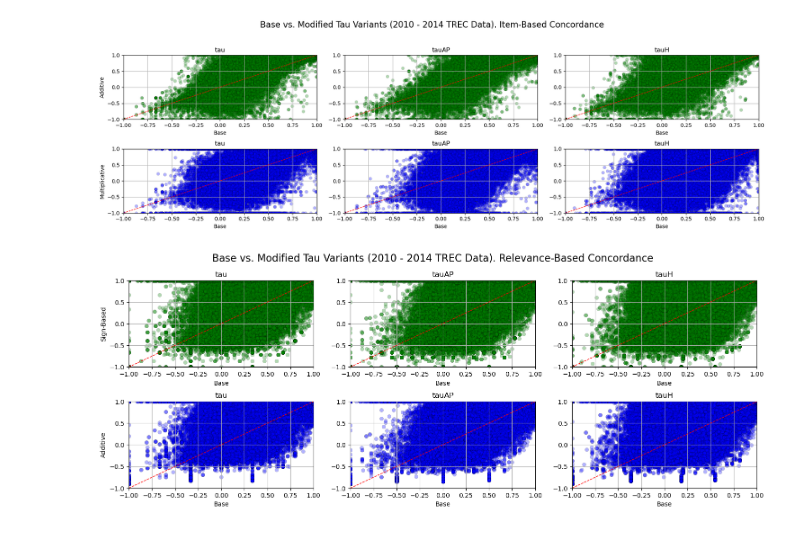
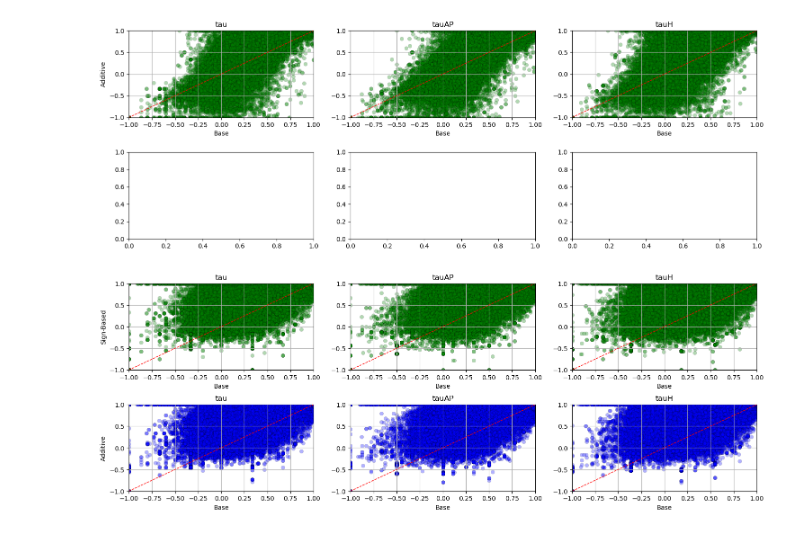
Before and after one commit to avezzuto1/CSE3000-Coefficients, a Jupyter notebook: graphs.ipynb, the cells around one changed output. Cells and saved outputs as stored; diff of their text form; code cells hidden in the pictures.

```diff
--- a/graphs.ipynb
+++ b/graphs.ipynb
@@ -6,65 +8,64 @@ import matplotlib.pyplot as plt
 folders = ['2010', '2011', '2012', '2013', '2014']
 
 all_data = {
-    "tau": [], "tau_a": [], "tau_m": [],
-    "tauAP": [], "tauAP_a": [], "tauAP_m": [],
-    "tauH": [], "tauH_a": [], "tauH_m": []
+    "tau": [], "tau_dw": [],
+    "tauAP": [], "tauAP_dw": [],
+    "tauH": [], "tauH_dw": []
 }
 
 for folder in folders:
     df = pd.read_csv(f"output/{folder}.csv")
     parsed_data = df.map(lambda x: ast.literal_eval(x) if isinstance(x, str) else x)
 
     for key in all_data:
         all_data[key].extend(parsed_data[key])
 
-methods = ["Base", "Additive", "Multiplicative"]
+methods = ["Base", "Additive"]
 colors = ["lightblue", "lightgreen", "lightcoral"]
 variants = ["tau", "tauAP", "tauH"]
 
 fig, axes = plt.subplots(2, 3, figsize=(18, 6))
-fig.suptitle("Base vs. Modified Tau Variants (2010 - 2014 TREC Data). Item-Based Concordance", fontsize=16)
 
 for idx, variant in enumerate(variants):
     base = all_data[variant]
-    additive = all_data[f"{variant}_a"]
-    multiplicative = all_data[f"{variant}_m"]
-
+    additive = all_data[f"{variant}_dw"]
+    # multiplicative = all_data[f"{variant}_mw"]
+    #
     ax_add = axes[0, idx]
     base_add, additive_filtered = zip(*[(b, a) for b, a in zip(base, additive) if a != 0])
     ax_add.scatter(base_add, additive_filtered, alpha=0.3, color="green", edgecolor='black', linewidth=0.3)
     ax_add.plot([-1, 1], [-1, 1], linestyle='--', color='red', linewidth=1)
     ax_add.set_title(f"{variant}")
     ax_add.set_xlim(-1, 1)
     ax_add.set_ylim(-1, 1)
     if idx == 0:
         ax_add.set_ylabel("Additive")
     ax_add.set_xlabel("Base")
     ax_add.grid(True)
 
-    ax_mult = axes[1, idx]
-    base_mult, multiplicative_filtered = zip(*[(b, m) for b, m in zip(base, multiplicative) if m != 0])
-    ax_mult.scatter(base_mult, multiplicative_filtered, alpha=0.3, color="blue", edgecolor='black', linewidth=0.3)
-    ax_mult.plot([-1, 1], [-1, 1], linestyle='--', color='red', linewidth=1)
-    ax_mult.set_title(f"{variant}")
-    ax_mult.set_xlim(-1, 1)
-    ax_mult.set_ylim(-1, 1)
-    if idx == 0:
-        ax_mult.set_ylabel("Multiplicative")
-    ax_mult.set_xlabel("Base")
-    ax_mult.grid(True)
+    # ax_mult = axes[1, idx]
+    # base_mult, multiplicative_filtered = zip(*[(b, m) for b, m in zip(base, multiplicative) if m != 0])
+    # ax_mult.scatter(base_mult, multiplicative_filtered, alpha=0.3, color="blue", edgecolor='black', linewidth=0.3)
+    # ax_mult.plot([-1, 1], [-1, 1], linestyle='--', color='red', linewidth=1)
+    # ax_mult.set_title(f"{variant}")
+    # ax_mult.set_xlim(-1, 1)
+    # ax_mult.set_ylim(-1, 1)
+    # if idx == 0:
+    #     ax_mult.set_ylabel("Multiplicative")
+    # ax_mult.set_xlabel("Base")
+    # ax_mult.grid(True)
 
-plt.tight_layout(rect=[0, 0.03, 1, 0.95])
+plt.subplots_adjust(hspace=0.4)
 plt.show()
 # %% [output]
-[figure, old version]
+[figure, new version]
 # %%
 folders = ['2010', '2011', '2012', '2013', '2014']
 
 all_data = {
-    "tau": [], "tau_s": [], "tau_ar": [],
-    "tauAP": [], "tauAP_s": [], "tauAP_ar": [],
-    "tauH": [], "tauH_s": [], "tauH_ar": []
+    "tau": [], "tau_sc": [], "tau_ac": [],
+    "tauAP": [], "tauAP_sc": [], "tauAP_ac": [],
+    "tauH": [], "tauH_sc": [], "tauH_ac": []
 }
 
 for folder in folders:
@@ -78,11 +79,10 @@ methods = ["Base", "Sign-Based", "Additive"]
 variants = ["tau", "tauAP", "tauH"]
 
 fig, axes = plt.subplots(2, 3, figsize=(18, 6))
-fig.suptitle("Base vs. Modified Tau Variants (2010 - 2014 TREC Data). Relevance-Based Concordance", fontsize=16)
 
 for idx, variant in enumerate(variants):
     base = all_data[variant]
-    sign = all_data[f"{variant}_s"]
+    sign = all_data[f"{variant}_sc"]
 
     ax_mult = axes[0, idx]
     ax_mult.scatter(base, sign, alpha=0.3, color="green", edgecolor='black', linewidth=0.3)
@@ -96,7 +96,7 @@ for idx, variant in enumerate(variants):
     ax_mult.grid(True)
 
     base = all_data[variant]
-    additive = all_data[f"{variant}_ar"]
+    additive = all_data[f"{variant}_ac"]
 
     ax_mult = axes[1, idx]
     ax_mult.scatter(base, additive, alpha=0.3, color="blue", edgecolor='black', linewidth=0.3)
@@ -112,4 +112,4 @@ for idx, variant in enumerate(variants):
 plt.subplots_adjust(hspace=0.4)
 plt.show()
 # %% [output]
-[figure, old version]
+[figure, new version]
```
Also changed, not shown: parts of 7 cells of this notebook, 7 other files.
